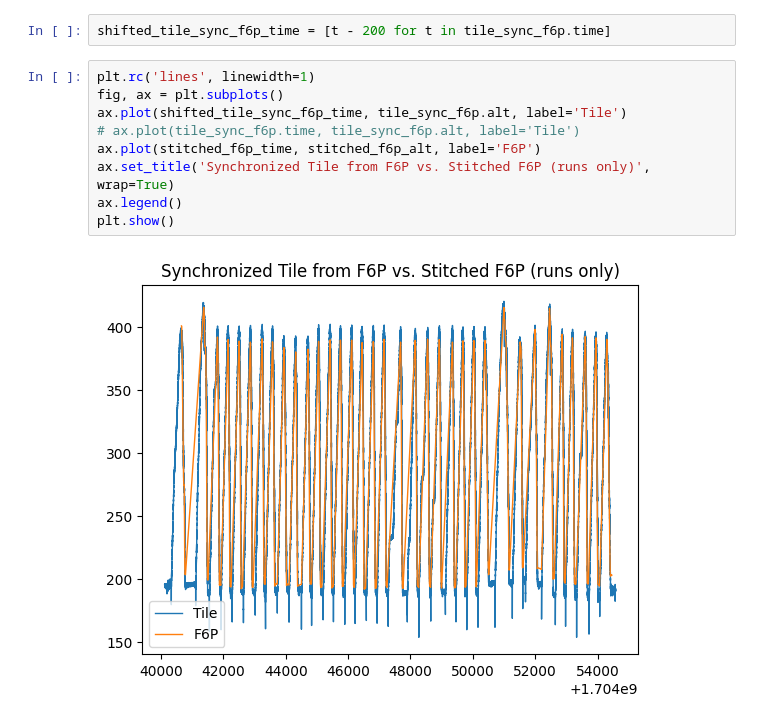
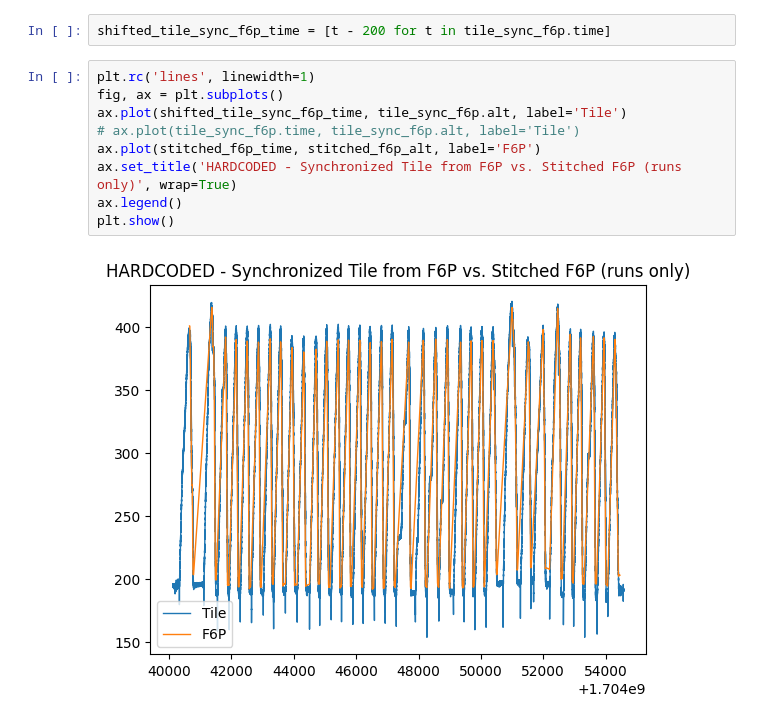
Before and after one commit to Nagillimi/Skiing-Logging, a Jupyter notebook: PROCESSING/sync_tile_f6p.ipynb, the cells around one changed output. Saved outputs shown, nothing was run; the diff lists cells and outputs as text.

```diff
--- a/PROCESSING/sync_tile_f6p.ipynb
+++ b/PROCESSING/sync_tile_f6p.ipynb
@@ -108,11 +72,11 @@ shifted_tile_sync_f6p_time = [t - 200 for t in tile_sync_f6p.time]
 # %%
 plt.rc('lines', linewidth=1)
 fig, ax = plt.subplots()
 ax.plot(shifted_tile_sync_f6p_time, tile_sync_f6p.alt, label='Tile')
 # ax.plot(tile_sync_f6p.time, tile_sync_f6p.alt, label='Tile')
 ax.plot(stitched_f6p_time, stitched_f6p_alt, label='F6P')
-ax.set_title('Synchronized Tile from F6P vs. Stitched F6P (runs only)', wrap=True)
+ax.set_title('HARDCODED - Synchronized Tile from F6P vs. Stitched F6P (runs only)', wrap=True)
 ax.legend()
 plt.show()
 # %% [output]
-[figure, old version]
+[figure, new version]
```
Also changed, not shown: parts of 2 cells of this notebook, 2 other files.
